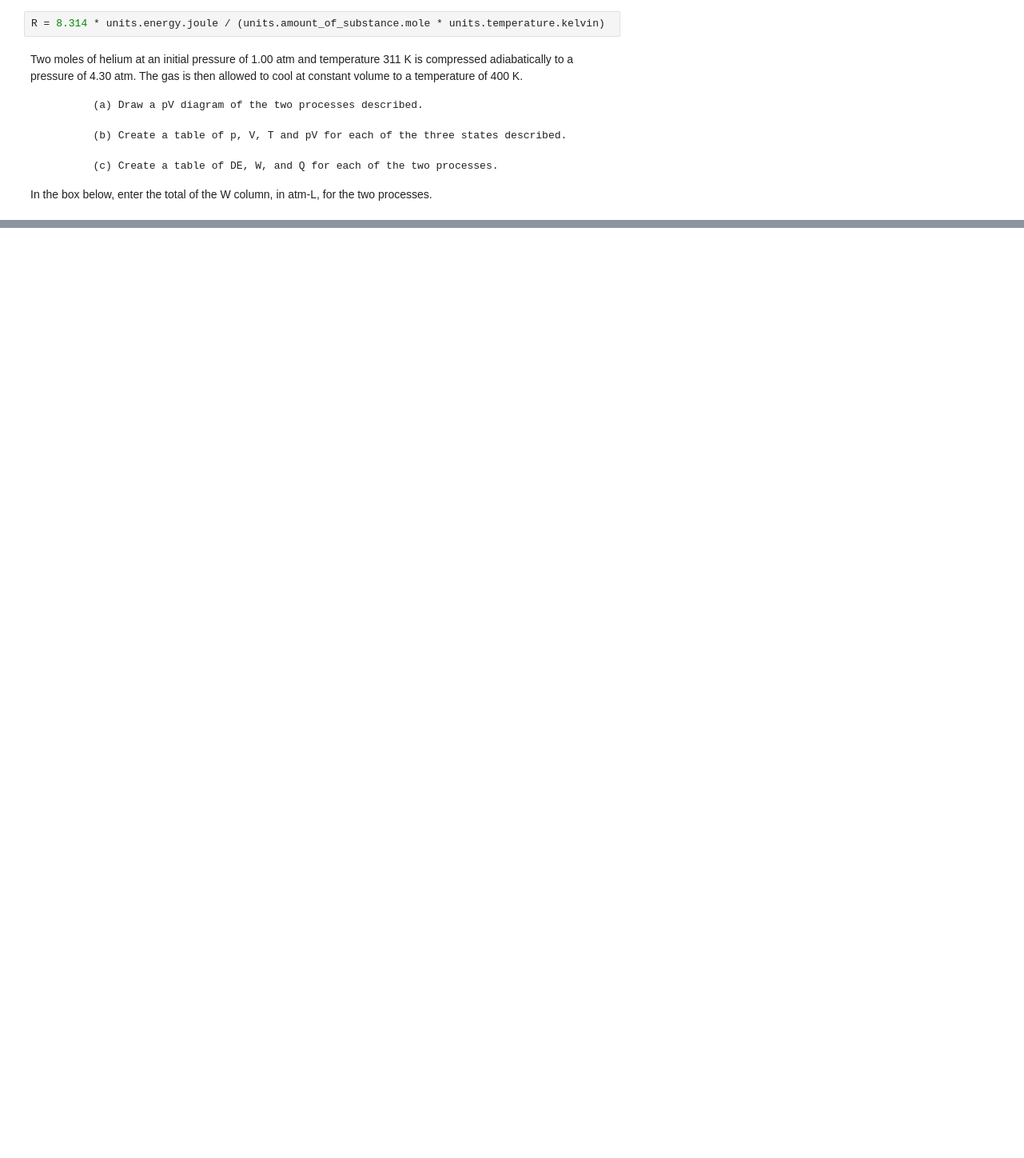
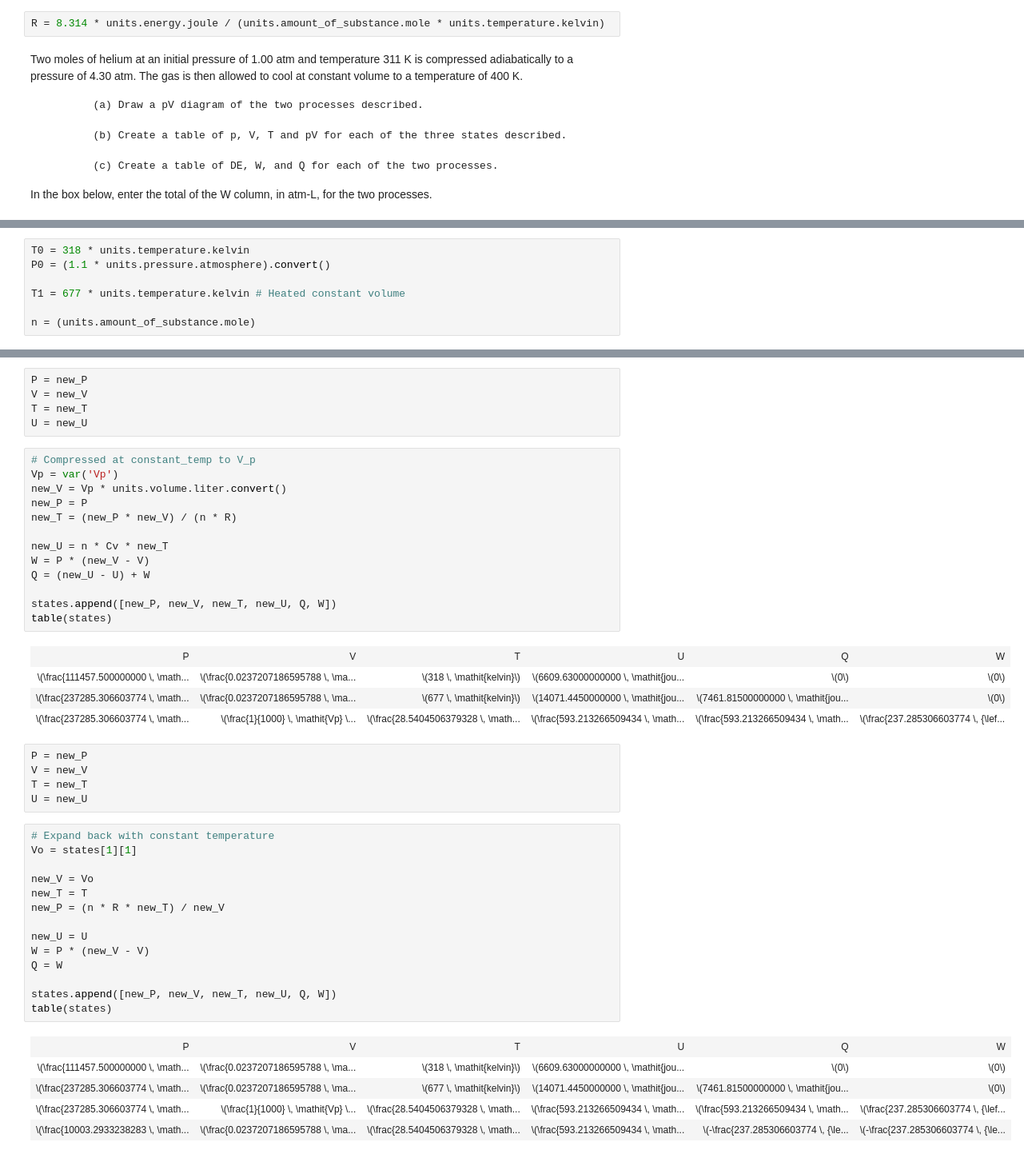
Before and after one commit to MyUsernamee/notes_fall2025, a Jupyter notebook: PHY-4C/homework/section7/work.ipynb, the cells around one changed output, grey strips where cells are left out. Shown at 80% size. Drawn from its saved outputs; the diff is of its cells as text; blank space fills up the shorter version.

```diff
--- a/PHY-4C/homework/section7/work.ipynb
+++ b/PHY-4C/homework/section7/work.ipynb
@@ -73,0 +264,7 @@ diff(E(t), t) == Q(t) + diff(W(t), t)
+# %%
+T0 = 318 * units.temperature.kelvin
+P0 = (1.1 * units.pressure.atmosphere).convert()
+
+T1 = 677 * units.temperature.kelvin # Heated constant volume
+
+n = (units.amount_of_substance.mole)
@@ -73,0 +303,48 @@ diff(E(t), t) == Q(t) + diff(W(t), t)
+# %%
+P = new_P
+V = new_V
+T = new_T
+U = new_U
+# %%
+# Compressed at constant_temp to V_p
+Vp = var('Vp')
+new_V = Vp * units.volume.liter.convert()
+new_P = P
+new_T = (new_P * new_V) / (n * R)
+
+new_U = n * Cv * new_T
+W = P * (new_V - V)
+Q = (new_U - U) + W
+
+states.append([new_P, new_V, new_T, new_U, Q, W])
+table(states)
+# %% [output]
+| P | V | T | U | Q | W |
+| \(\frac{111457.500000000 \, \math... | \(\frac{0.0237207186595788 \, \ma... | \(318 \, \mathit{kelvin}\) | \(6609.63000000000 \, \mathit{jou... | \(0\) | \(0\) |
+| \(\frac{237285.306603774 \, \math... | \(\frac{0.0237207186595788 \, \ma... | \(677 \, \mathit{kelvin}\) | \(14071.4450000000 \, \mathit{jou... | \(7461.81500000000 \, \mathit{jou... | \(0\) |
+| \(\frac{237285.306603774 \, \math... | \(\frac{1}{1000} \, \mathit{Vp} \... | \(\frac{28.5404506379328 \, \math... | \(\frac{593.213266509434 \, \math... | \(\frac{593.213266509434 \, \math... | \(\frac{237.285306603774 \, {\lef... |
+# %%
+P = new_P
+V = new_V
+T = new_T
+U = new_U
+# %%
+# Expand back with constant temperature
+Vo = states[1][1]
+
+new_V = Vo
+new_T = T
+new_P = (n * R * new_T) / new_V
+
+new_U = U
+W = P * (new_V - V)
+Q = W
+
+states.append([new_P, new_V, new_T, new_U, Q, W])
+table(states)
+# %% [output]
+| P | V | T | U | Q | W |
+| \(\frac{111457.500000000 \, \math... | \(\frac{0.0237207186595788 \, \ma... | \(318 \, \mathit{kelvin}\) | \(6609.63000000000 \, \mathit{jou... | \(0\) | \(0\) |
+| \(\frac{237285.306603774 \, \math... | \(\frac{0.0237207186595788 \, \ma... | \(677 \, \mathit{kelvin}\) | \(14071.4450000000 \, \mathit{jou... | \(7461.81500000000 \, \mathit{jou... | \(0\) |
+| \(\frac{237285.306603774 \, \math... | \(\frac{1}{1000} \, \mathit{Vp} \... | \(\frac{28.5404506379328 \, \math... | \(\frac{593.213266509434 \, \math... | \(\frac{593.213266509434 \, \math... | \(\frac{237.285306603774 \, {\lef... |
+| \(\frac{10003.2933238283 \, \math... | \(\frac{0.0237207186595788 \, \ma... | \(\frac{28.5404506379328 \, \math... | \(\frac{593.213266509434 \, \math... | \(-\frac{237.285306603774 \, {\le... | \(-\frac{237.285306603774 \, {\le... |
```
Also changed, not shown: parts of 83 cells of this notebook, 2 other files.
